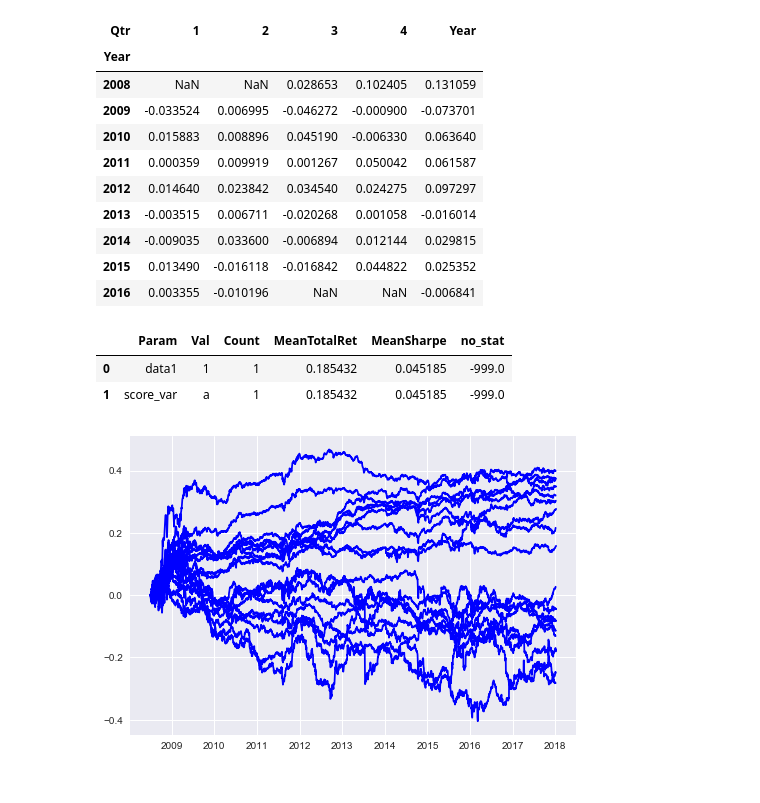
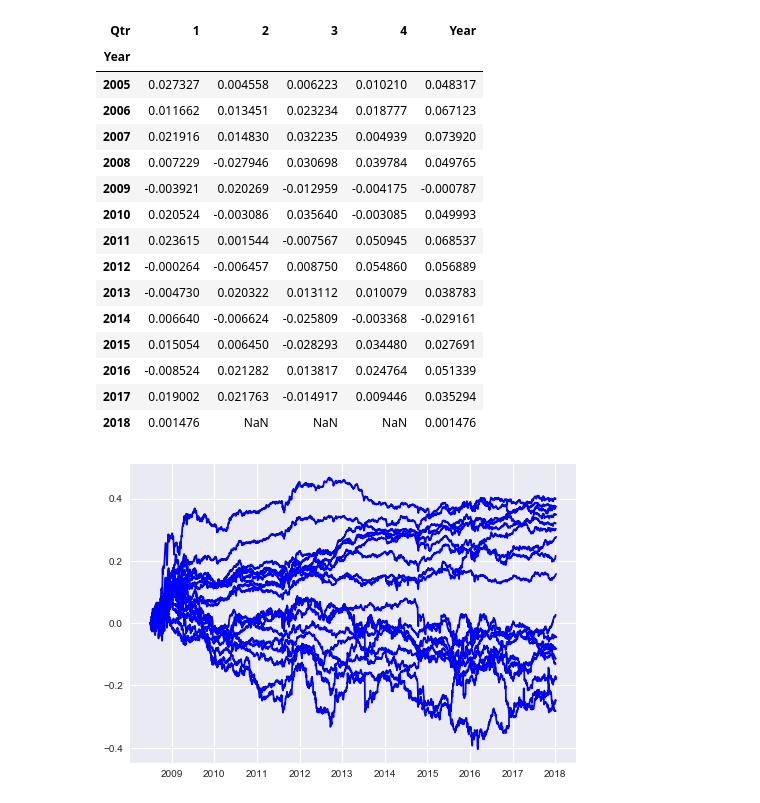
Before and after one commit to ryanoley/ram, a Jupyter notebook: examples/StatArb2.ipynb, the cells around one changed output. Cells and saved outputs as stored; diff of their text form; code cells hidden in the pictures.

```diff
--- a/examples/StatArb2.ipynb
+++ b/examples/StatArb2.ipynb
@@ -50,25 +126,24 @@ plt.show()
 # %%
-df1 = rollup_returns(run1.returns)
+df1 = rollup_returns(x2)
 df1['Year'] = df1.sum(axis=1)
 df1
 # %% [output]
 | Qtr | 1 | 2 | 3 | 4 | Year |
 | Year |  |  |  |  |  |
-| 2008 | NaN | NaN | 0.028653 | 0.102405 | 0.131059 |
-| 2009 | -0.033524 | 0.006995 | -0.046272 | -0.000900 | -0.073701 |
-| 2010 | 0.015883 | 0.008896 | 0.045190 | -0.006330 | 0.063640 |
-| 2011 | 0.000359 | 0.009919 | 0.001267 | 0.050042 | 0.061587 |
-| 2012 | 0.014640 | 0.023842 | 0.034540 | 0.024275 | 0.097297 |
-| 2013 | -0.003515 | 0.006711 | -0.020268 | 0.001058 | -0.016014 |
-| 2014 | -0.009035 | 0.033600 | -0.006894 | 0.012144 | 0.029815 |
-| 2015 | 0.013490 | -0.016118 | -0.016842 | 0.044822 | 0.025352 |
-| 2016 | 0.003355 | -0.010196 | NaN | NaN | -0.006841 |
+| 2005 | 0.027327 | 0.004558 | 0.006223 | 0.010210 | 0.048317 |
+| 2006 | 0.011662 | 0.013451 | 0.023234 | 0.018777 | 0.067123 |
+| 2007 | 0.021916 | 0.014830 | 0.032235 | 0.004939 | 0.073920 |
+| 2008 | 0.007229 | -0.027946 | 0.030698 | 0.039784 | 0.049765 |
+| 2009 | -0.003921 | 0.020269 | -0.012959 | -0.004175 | -0.000787 |
+| 2010 | 0.020524 | -0.003086 | 0.035640 | -0.003085 | 0.049993 |
+| 2011 | 0.023615 | 0.001544 | -0.007567 | 0.050945 | 0.068537 |
+| 2012 | -0.000264 | -0.006457 | 0.008750 | 0.054860 | 0.056889 |
+| 2013 | -0.004730 | 0.020322 | 0.013112 | 0.010079 | 0.038783 |
+| 2014 | 0.006640 | -0.006624 | -0.025809 | -0.003368 | -0.029161 |
+| 2015 | 0.015054 | 0.006450 | -0.028293 | 0.034480 | 0.027691 |
+| 2016 | -0.008524 | 0.021282 | 0.013817 | 0.024764 | 0.051339 |
+| 2017 | 0.019002 | 0.021763 | -0.014917 | 0.009446 | 0.035294 |
+| 2018 | 0.001476 | NaN | NaN | NaN | 0.001476 |
-# %%
-run1.analyze_parameters([('flip_var', False)])
-# %% [output]
-|  | Param | Val | Count | MeanTotalRet | MeanSharpe | no_stat |
-| 0 | data1 | 1 | 1 | 0.185432 | 0.045185 | -999.0 |
-| 1 | score_var | a | 1 | 0.185432 | 0.045185 | -999.0 |
 # %%
 plt.figure()
 
```
Also changed, not shown: parts of 10 cells of this notebook, 10 other files.
